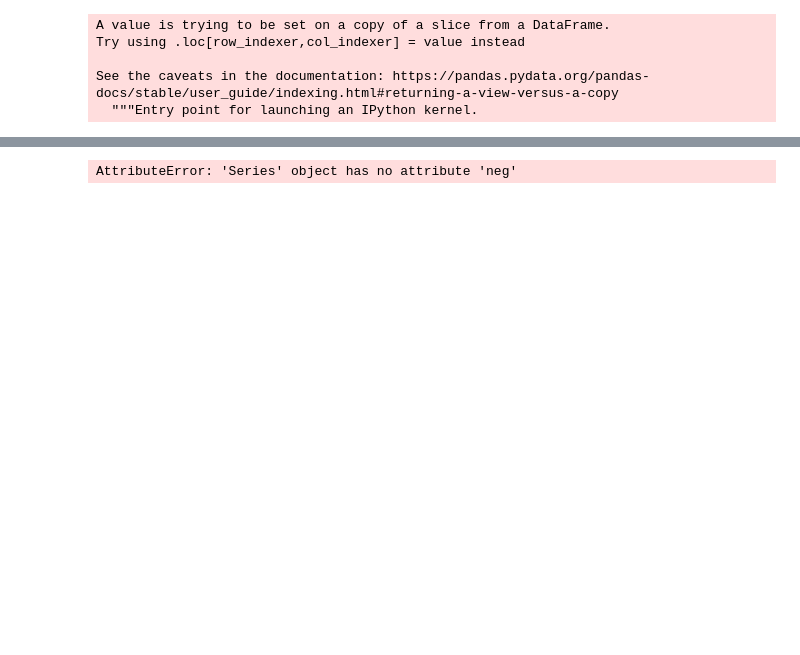
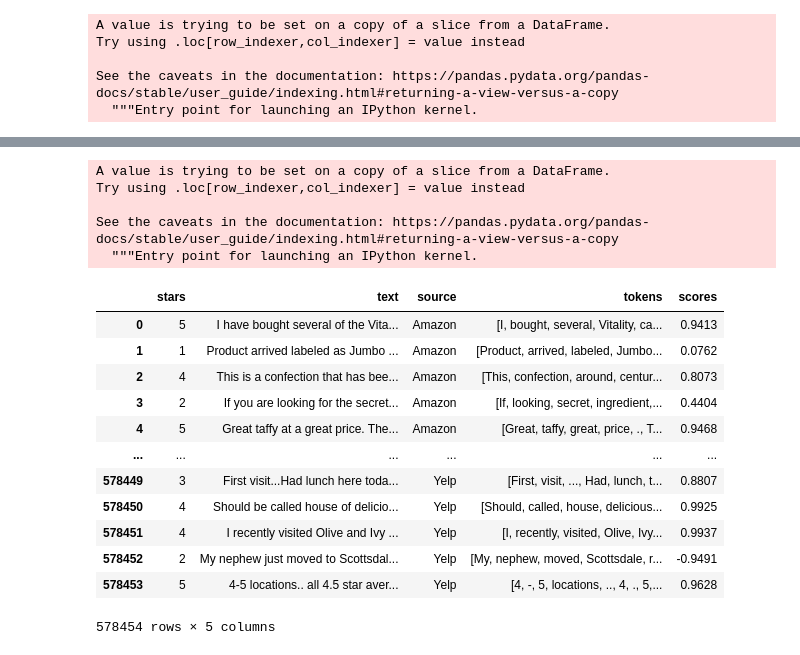
Before and after one commit to gregpollock/Customer-Reviews, a Jupyter notebook: Project.ipynb, the cells around one changed output, grey strips where cells are left out. Cells and saved outputs as stored; diff of their text form; code cells hidden in the pictures; blank space fills up the shorter version.

```diff
--- a/Project.ipynb
+++ b/Project.ipynb
@@ -91,7 +91,7 @@ Try using .loc[row_indexer,col_indexer] = value instead
 See the caveats in the documentation: https://pandas.pydata.org/pandas-docs/stable/user_guide/indexing.html#returning-a-view-versus-a-copy
   """Entry point for launching an IPython kernel.
 # %%
-df['text'] = df['text'].apply(lambda x: [word for word in x if word not in sw])
+df['tokens'] = df['tokens'].apply(lambda x: [word for word in x if word not in sw])
 # %%
 from nltk.sentiment.vader import SentimentIntensityAnalyzer
 # %%
@@ -99,6 +115,26 @@ sid = SentimentIntensityAnalyzer()
 # %%
-df['scores'] = df['text'].apply(lambda x: sid.polarity_scores(" ".join(x)))
+df['scores'] = df['tokens'].apply(lambda x: sid.polarity_scores(" ".join(x))['compound'])
-# %%
-df.scores.neg.head()
-# %% [output]
-AttributeError: 'Series' object has no attribute 'neg'
+# %%
+mini['scores'] = mini['tokens'].apply(lambda x: sid.polarity_scores(" ".join(x))['compound'])
+# %% [output]
+A value is trying to be set on a copy of a slice from a DataFrame.
+Try using .loc[row_indexer,col_indexer] = value instead
+
+See the caveats in the documentation: https://pandas.pydata.org/pandas-docs/stable/user_guide/indexing.html#returning-a-view-versus-a-copy
+  """Entry point for launching an IPython kernel.
+# %%
+df
+# %% [output]
+|  | stars | text | source | tokens | scores |
+| 0 | 5 | I have bought several of the Vita... | Amazon | [I, bought, several, Vitality, ca... | 0.9413 |
+| 1 | 1 | Product arrived labeled as Jumbo ... | Amazon | [Product, arrived, labeled, Jumbo... | 0.0762 |
+| 2 | 4 | This is a confection that has bee... | Amazon | [This, confection, around, centur... | 0.8073 |
+| 3 | 2 | If you are looking for the secret... | Amazon | [If, looking, secret, ingredient,... | 0.4404 |
+| 4 | 5 | Great taffy at a great price. The... | Amazon | [Great, taffy, great, price, ., T... | 0.9468 |
+| ... | ... | ... | ... | ... | ... |
+| 578449 | 3 | First visit...Had lunch here toda... | Yelp | [First, visit, ..., Had, lunch, t... | 0.8807 |
+| 578450 | 4 | Should be called house of delicio... | Yelp | [Should, called, house, delicious... | 0.9925 |
+| 578451 | 4 | I recently visited Olive and Ivy ... | Yelp | [I, recently, visited, Olive, Ivy... | 0.9937 |
+| 578452 | 2 | My nephew just moved to Scottsdal... | Yelp | [My, nephew, moved, Scottsdale, r... | -0.9491 |
+| 578453 | 5 | 4-5 locations.. all 4.5 star aver... | Yelp | [4, -, 5, locations, .., 4, ., 5,... | 0.9628 |
+578454 rows × 5 columns
```
Also changed, not shown: parts of 20 cells of this notebook.
